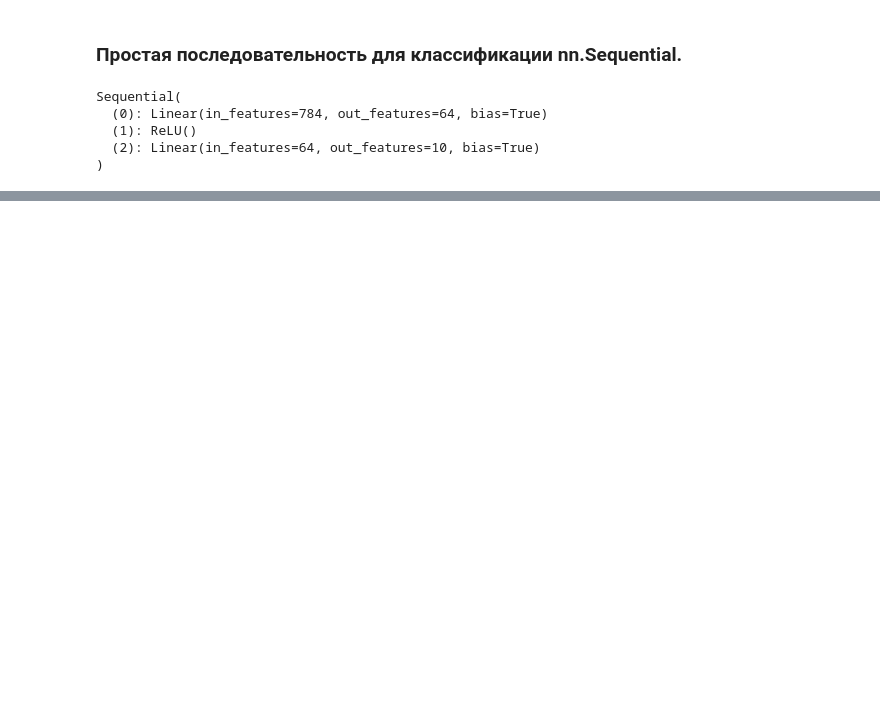
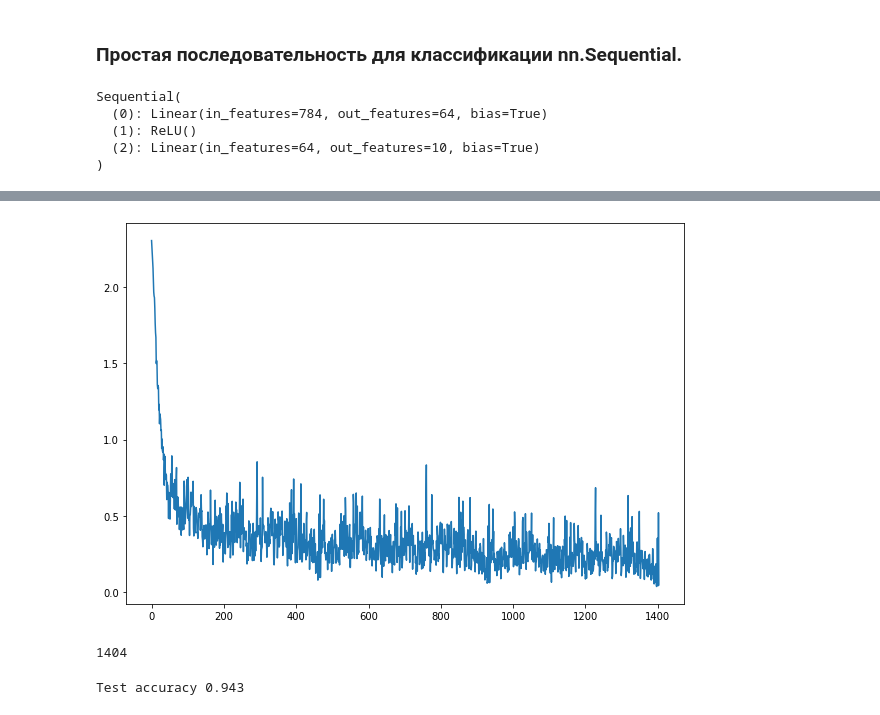
Before and after one commit to 1mmo/Deep-Learning, a Jupyter notebook: src/PyTorch_basic.ipynb, the cells around one changed output, grey strips where cells are left out. Cells and saved outputs as stored; diff of their text form; code cells hidden in the pictures; blank space fills up the shorter version.

Commit message:
Torch simple is finish

```diff
--- a/src/PyTorch_basic.ipynb
+++ b/src/PyTorch_basic.ipynb
@@ -609,0 +571,24 @@ features
+# %%
+criterion = nn.CrossEntropyLoss()
+optimizer = torch.optim.Adam(model.parameters(), lr=1e-3, betas=(0.9, 0.99))
+# %%
+epochs = 3
+history = []
+# %%
+for i in range(epochs):
+    for x_batch, y_batch in train_loader:
+        x_batch = x_batch.reshape(x_batch.shape[0], -1).to(device)
+        y_batch = y_batch.to(device)
+
+        # вычисляем скор с помощью прямого распространения( .forwar or .__cal__)
+        logits = model(x_batch)
+
+        loss = criterion(logits, y_batch)
+        history.append(loss.item())
+
+        optimizer.zero_grad()
+        loss.backward()
+
+        optimizer.step()
+
+    print(f'{i + 1}, \t loss: {history[-1]}')
@@ -609,0 +599,12 @@ features
+# %%
+import matplotlib.pyplot as pls
+
+plt.figure(figsize=(10, 7))
+plt.plot(history)
+plt.show()
+# %% [output]
+[figure, added]
+# %%
+len(history)
+# %% [output]
+1404
@@ -609,0 +613,16 @@ features
+# %%
+acc = 0
+batches = 0
+
+for x_batch, y_batch in test_loader:
+    batches += 1
+    x_batch = x_batch.reshape(x_batch.shape[0], -1).to(device)
+    y_batch = y_batch.to(device)
+
+    preds = torch.argmax(model(x_batch), dim=1)
+    preds1 = model(x_batch)
+    acc += (y_batch==preds).cpu().numpy().mean()
+
+print(f'Test accuracy {acc / batches:.3}')
+# %% [output]
+Test accuracy 0.943
```
Also changed, not shown: parts of 12 cells of this notebook.
